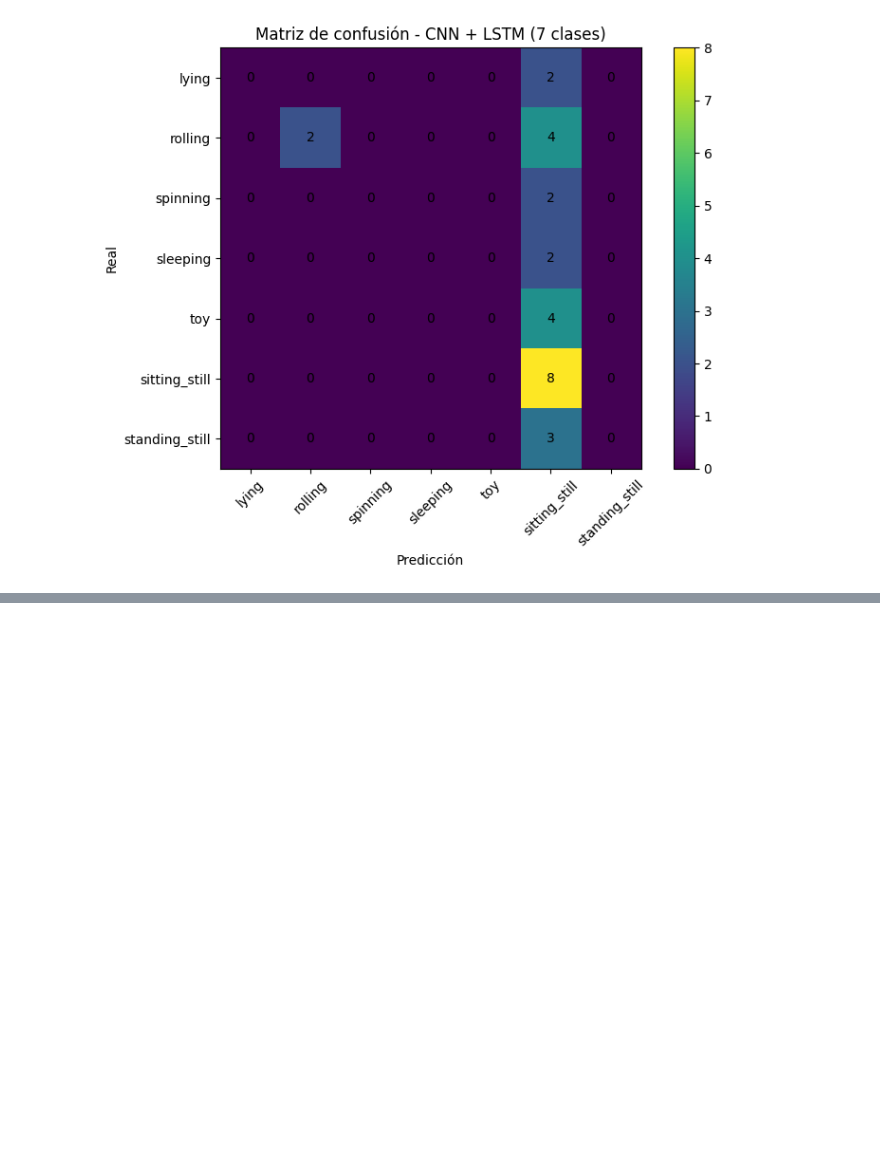
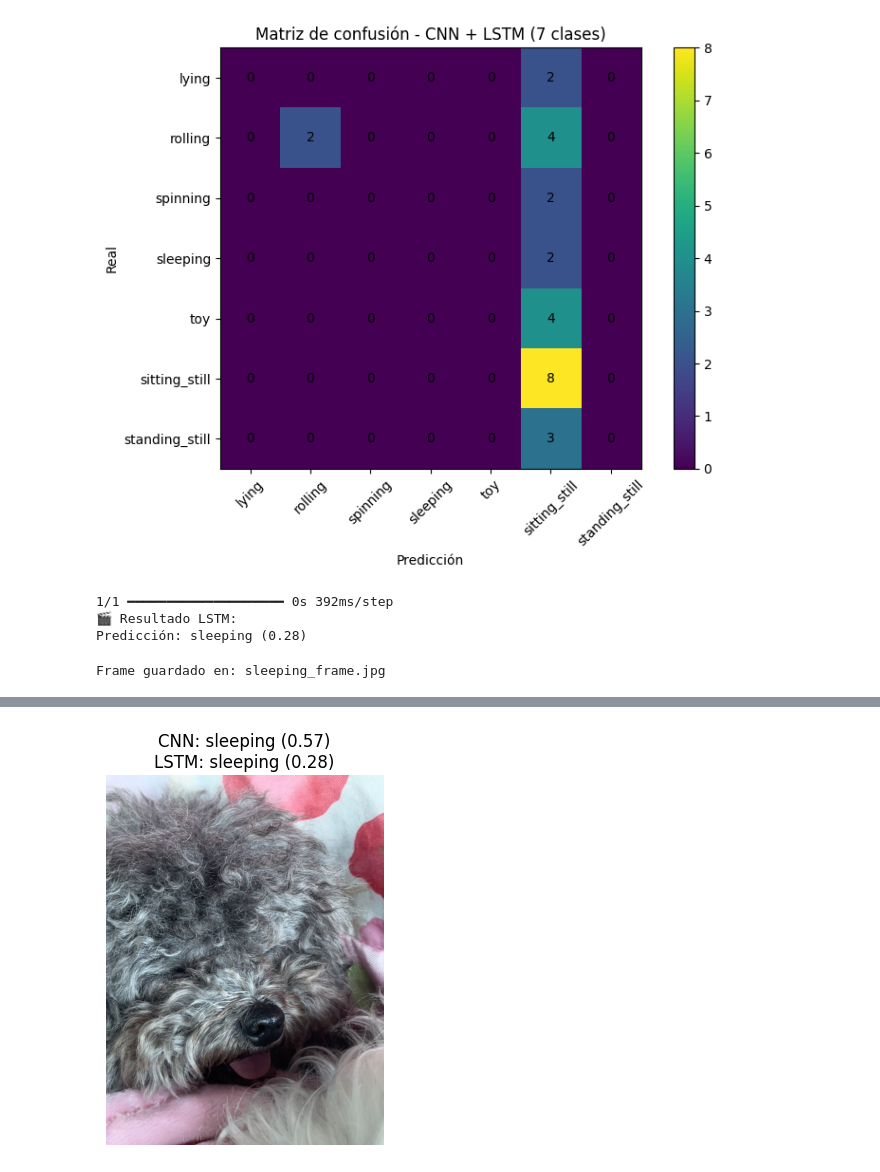
Before and after one commit to Xyao77/pawpaw-mini-proyecto, a Jupyter notebook: paw.ipynb, the cells around one changed output, grey strips where cells are left out. Saved outputs shown, nothing was run; the diff lists cells and outputs as text; code cells hidden in the pictures; blank space fills up the shorter version.

```diff
--- a/paw.ipynb
+++ b/paw.ipynb
@@ -1264,3 +1252,5 @@ plt.tight_layout()
 plt.show()
 # %% [output]
 [figure]
+# %%
+video_path = "/Users/an/Desktop/Mini proyecto/behavior_model/dataset/raw/sleeping/IMG_4247.MOV"
@@ -1266,0 +1292,12 @@ plt.show()
+# %%
+class_names_4 = ['sleeping', 'toy', 'sitting_still', 'standing_still']
+
+predict_video_lstm(
+    "/Users/an/Desktop/Mini proyecto/behavior_model/dataset/raw/sleeping/IMG_4247.MOV",
+    model_lstm_4,
+    class_names_4
+)
+# %% [output]
+1/1 ━━━━━━━━━━━━━━━━━━━━ 0s 392ms/step
+🎬 Resultado LSTM:
+Predicción: sleeping (0.28)
@@ -1266,0 +1354,27 @@ plt.show()
+# %%
+def save_first_frame(video_path, output_path="sleeping_frame.jpg"):
+    cap = cv2.VideoCapture(video_path)
+    ret, frame = cap.read()
+    cap.release()
+
+    if not ret:
+        print("No se pudo leer el primer frame del vídeo.")
+        return None
+
+    cv2.imwrite(output_path, frame)
+    print("Frame guardado en:", output_path)
+    return output_path
+# %%
+video_path = "/Users/an/Desktop/Mini proyecto/behavior_model/dataset/raw/sleeping/IMG_4247.MOV"
+image_path = save_first_frame(video_path, "sleeping_frame.jpg")
+# %% [output]
+Frame guardado en: sleeping_frame.jpg
+# %%
+compare_cnn_vs_lstm(
+    image_path=image_path,
+    video_path=video_path,
+    cnn_model=model_4,
+    lstm_model=model_lstm_4,
+    class_names=class_names_4
+)
+# %% [output]
@@ -1266,0 +1383 @@ plt.show()
+[figure, added]
```
Also changed, not shown: parts of 9 cells of this notebook.
